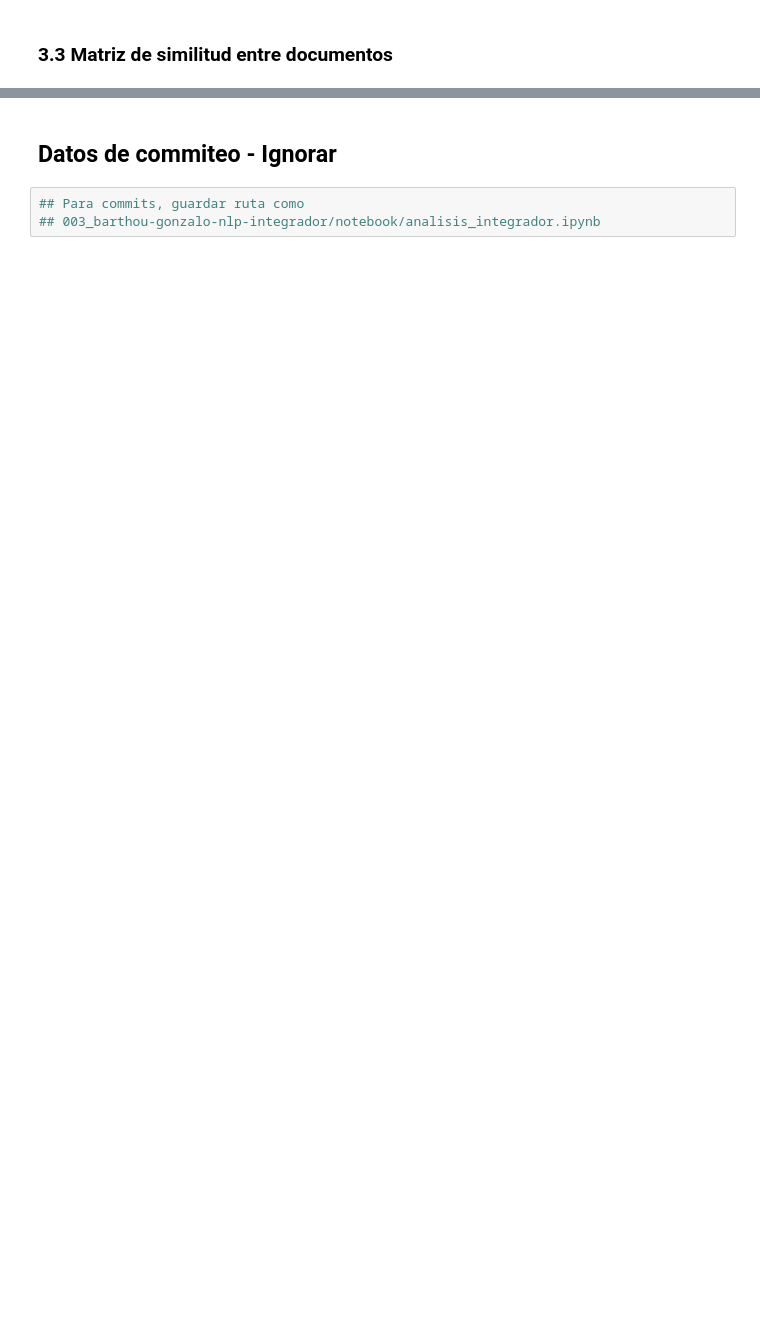
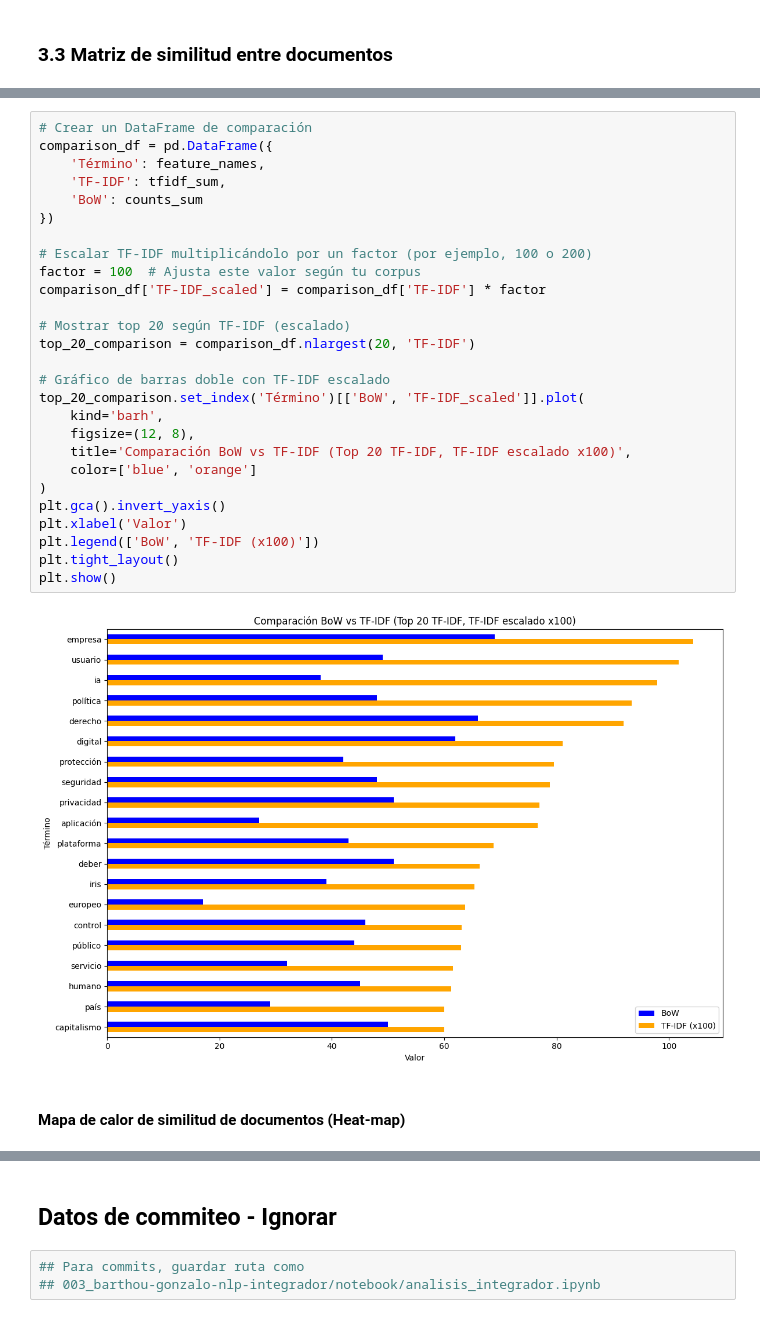
Before and after one commit to gimb99/PDH_BARTHOU_GONZALO, a Jupyter notebook: 003_barthou-gonzalo-nlp-integrador/notebook/analisis_integrador.ipynb, the cells around one changed output, grey strips where cells are left out. Cells and saved outputs as stored; diff of their text form; blank space fills up the shorter version.

```diff
--- a/003_barthou-gonzalo-nlp-integrador/notebook/analisis_integrador.ipynb
+++ b/003_barthou-gonzalo-nlp-integrador/notebook/analisis_integrador.ipynb
@@ -1159,0 +1437,31 @@ Se visualiza a partir de esta distribución de frecuencias que todavía debe dar
+# %%
+# Crear un DataFrame de comparación
+comparison_df = pd.DataFrame({
+    'Término': feature_names,
+    'TF-IDF': tfidf_sum,
+    'BoW': counts_sum
+})
+
+# Escalar TF-IDF multiplicándolo por un factor (por ejemplo, 100 o 200)
+factor = 100  # Ajusta este valor según tu corpus
+comparison_df['TF-IDF_scaled'] = comparison_df['TF-IDF'] * factor
+
+# Mostrar top 20 según TF-IDF (escalado)
+top_20_comparison = comparison_df.nlargest(20, 'TF-IDF')
+
+# Gráfico de barras doble con TF-IDF escalado
+top_20_comparison.set_index('Término')[['BoW', 'TF-IDF_scaled']].plot(
+    kind='barh',
+    figsize=(12, 8),
+    title='Comparación BoW vs TF-IDF (Top 20 TF-IDF, TF-IDF escalado x100)',
+    color=['blue', 'orange']
+)
+plt.gca().invert_yaxis()
+plt.xlabel('Valor')
+plt.legend(['BoW', 'TF-IDF (x100)'])
+plt.tight_layout()
+plt.show()
+# %% [output]
+[figure, added]
+# %% [markdown]
+#### Mapa de calor de similitud de documentos (Heat-map)
```
Also changed, not shown: parts of 36 cells of this notebook.
